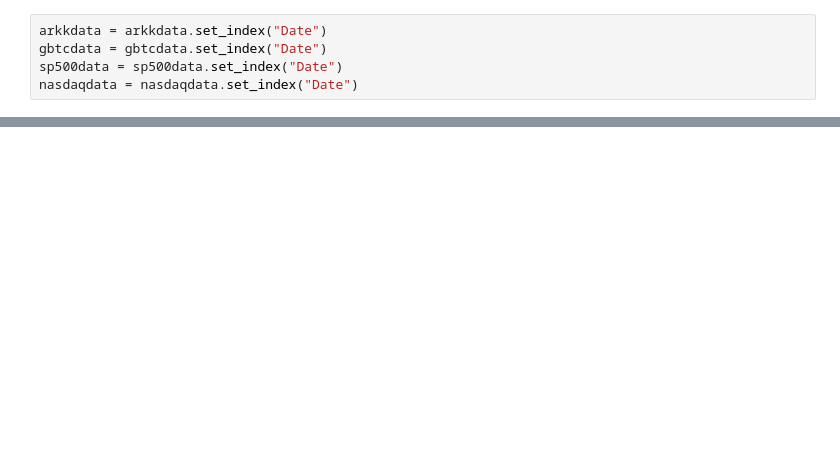
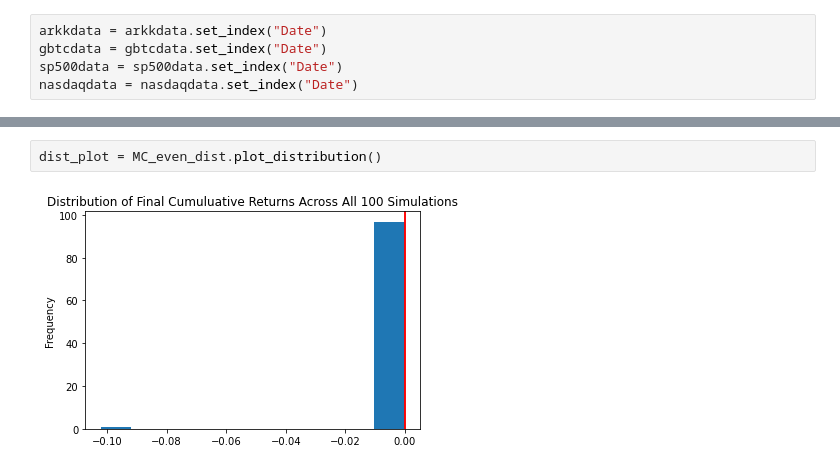
Before and after one commit to mrlegendre/Project-1-Work, a Jupyter notebook: Teron.ipynb, the cells around one changed output, grey strips where cells are left out. Drawn from its saved outputs; the diff is of its cells as text; blank space fills up the shorter version.

```diff
--- a/Teron.ipynb
+++ b/Teron.ipynb
@@ -50,0 +126,4 @@ df_ticker.tail()
+# %%
+dist_plot = MC_even_dist.plot_distribution()
+# %% [output]
+[figure, added]
```
Also changed, not shown: parts of 8 cells of this notebook, 1 other file.
